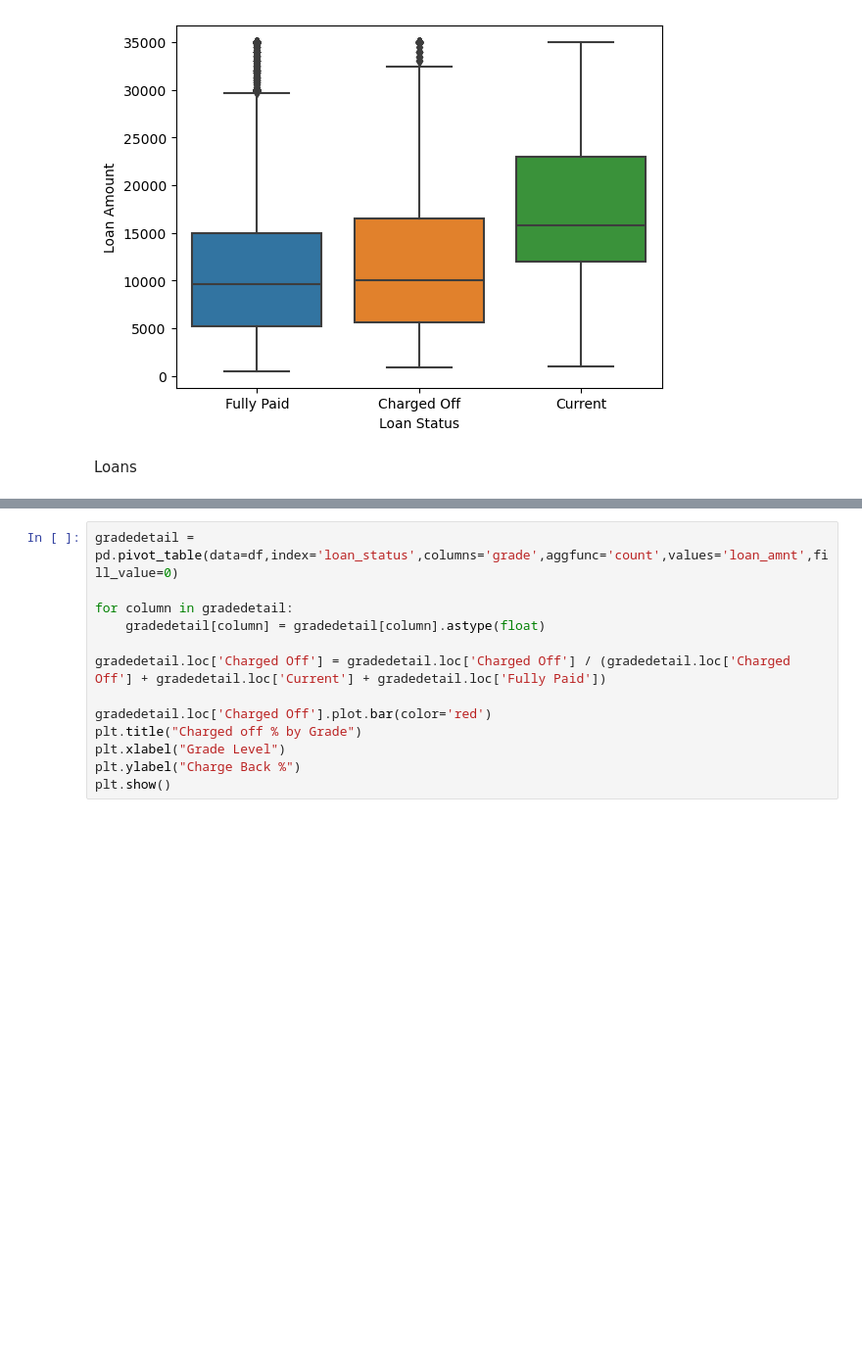
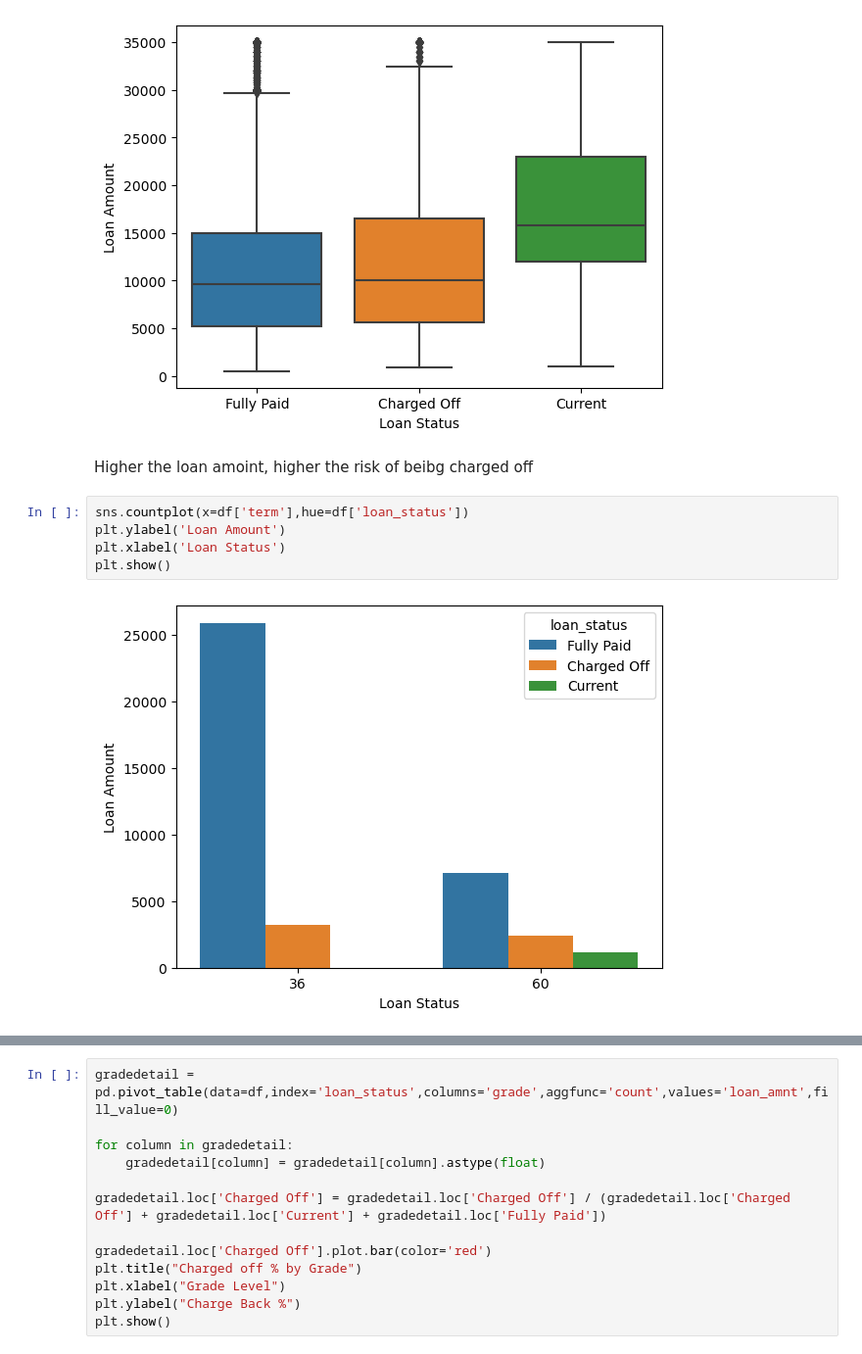
Before and after one commit to Mathur79/LendingClubCaseStudy, a Jupyter notebook: LendingClubCaseStudy.ipynb, the cells around one changed output, grey strips where cells are left out. Shown: that part at 98% size. Cells and saved outputs as stored; diff of their text form; blank space fills up the shorter version.

```diff
--- a/LendingClubCaseStudy.ipynb
+++ b/LendingClubCaseStudy.ipynb
@@ -447,5 +447,12 @@ plt.xlabel('Loan Status')
 plt.show()
 # %% [output]
 [figure]
-# %% [markdown]
-Loans
+# %% [markdown]
+Higher the loan amoint, higher the risk of beibg charged off
+# %%
+sns.countplot(x=df['term'],hue=df['loan_status'])
+plt.ylabel('Loan Amount')
+plt.xlabel('Loan Status')
+plt.show()
+# %% [output]
+[figure, added]
```
Also changed, not shown: parts of 33 cells of this notebook.
